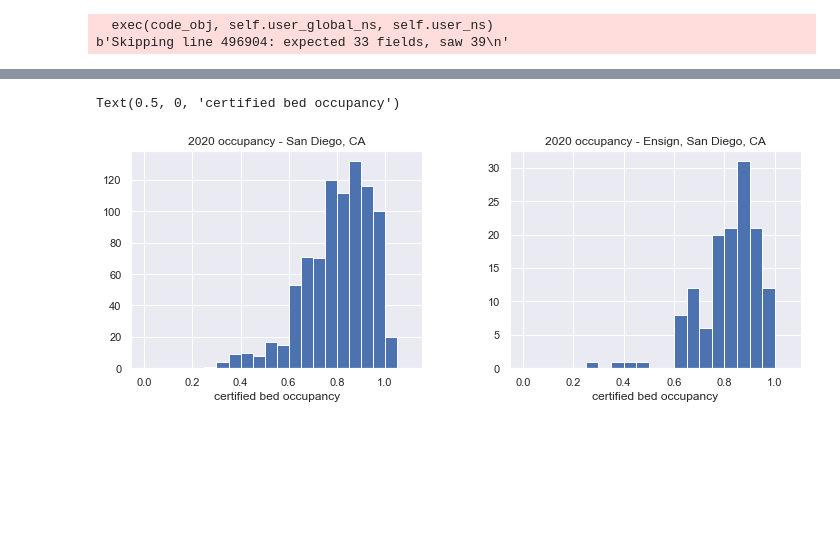
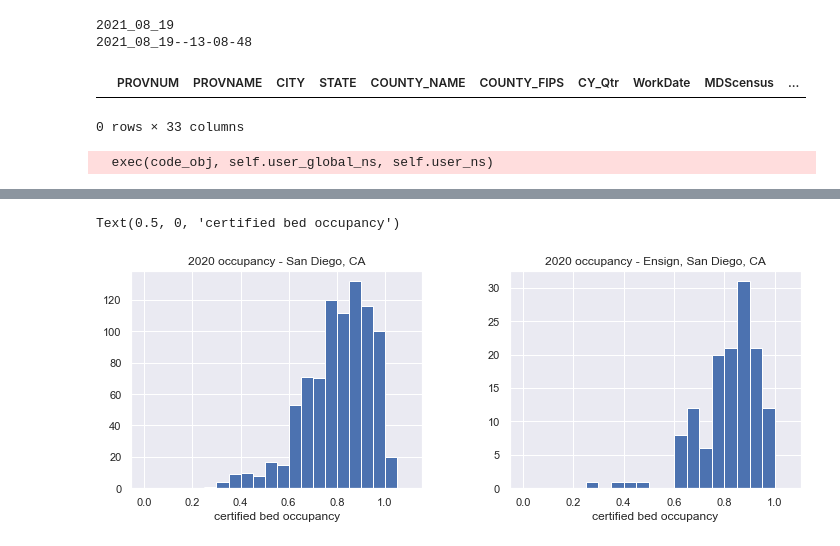
Before and after one commit to elee2021/pbj, a Jupyter notebook: pbj.ipynb, the cells around one changed output, grey strips where cells are left out. Saved outputs shown, nothing was run; the diff lists cells and outputs as text; code cells hidden in the pictures; blank space fills up the shorter version.

```diff
--- a/pbj.ipynb
+++ b/pbj.ipynb
@@ -8,6 +12,19 @@ import matplotlib.pyplot as plt
+# %%
+today
+print(today.strftime('%Y_%m_%d'))
+print(now.strftime("%Y_%m_%d--%H-%m-%S"))
+# %% [output]
+2021_08_19
+2021_08_19--13-08-48
+# %%
+df = pd.read_json('https://data.cms.gov/data-api/v1/dataset/0a33dac8-73b2-4223-83e7-d709645c3549/data')
+# %% [output]
+|  | PROVNUM | PROVNAME | CITY | STATE | COUNTY_NAME | COUNTY_FIPS | CY_Qtr | WorkDate | MDScensus | ... |
+0 rows × 33 columns
 # %%
-df = pd.read_csv('pbj_nurse_2021_Q1.csv', error_bad_lines=False)
+df = pd.read_csv('pbj_nurse_2020_Q4.csv', error_bad_lines=False)
 df= df.rename(columns=str.lower)
+df['provnum'] = df['provnum'].astype(str)
+df['provnum'] = df['provnum'].apply(lambda x: str(x).zfill(6))
 # %% [output]
   exec(code_obj, self.user_global_ns, self.user_ns)
-b'Skipping line 496904: expected 33 fields, saw 39\n'
```
Also changed, not shown: parts of 51 cells of this notebook.
